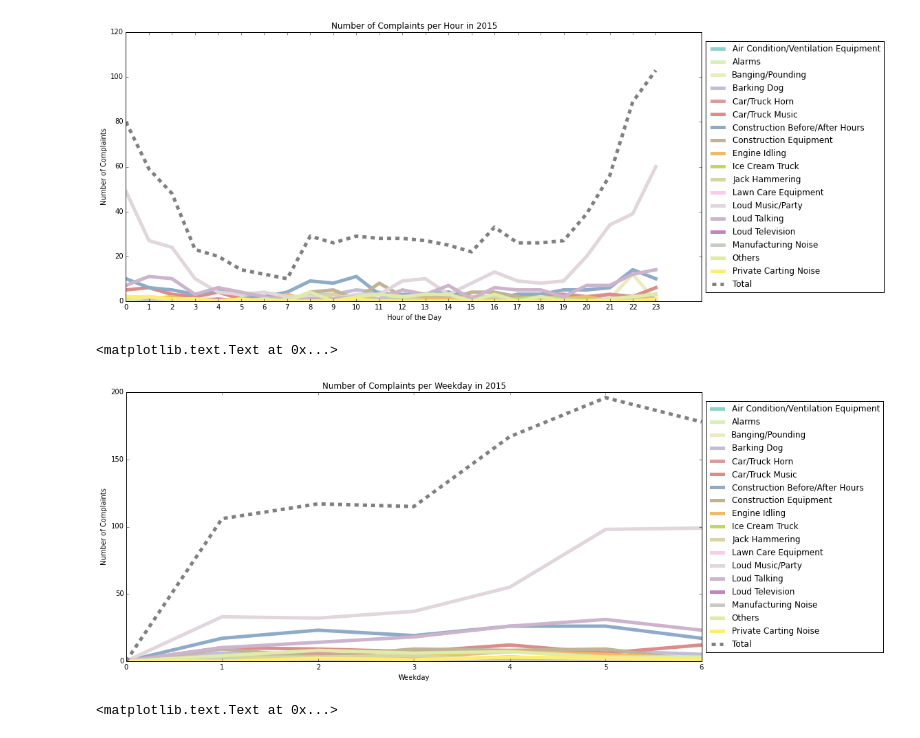
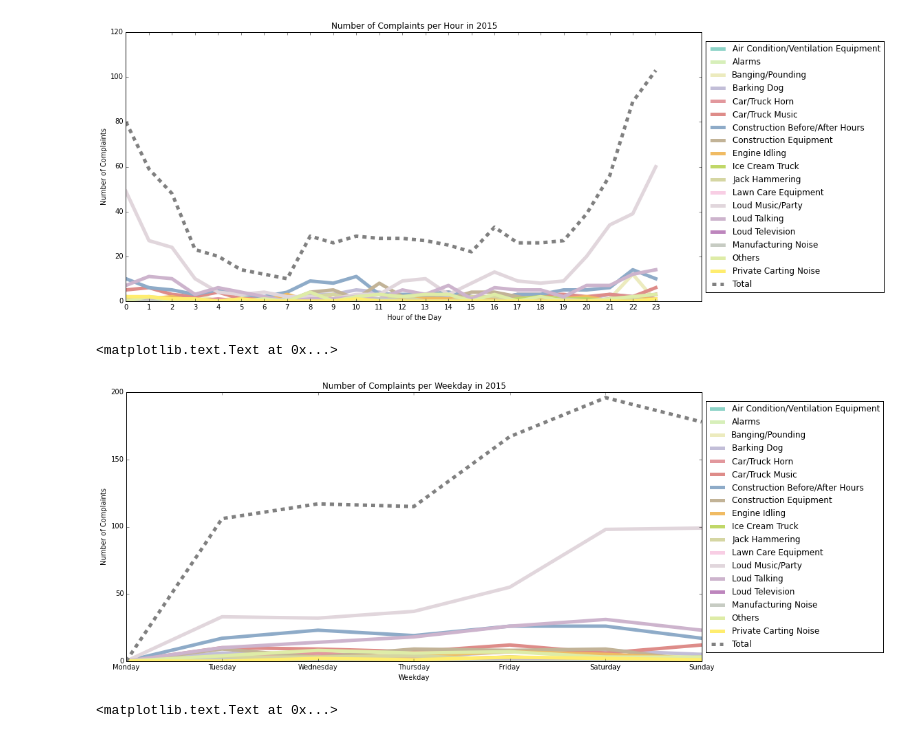
Before and after one commit to paulaceccon/nyc-noise-research, a Jupyter notebook: ResultAnalysis/311 Time series.ipynb, the cells around one changed output. Cells and saved outputs as stored; diff of their text form; code cells hidden in the pictures.

Commit message:
311 Time series

```diff
--- a/ResultAnalysis/311 Time series.ipynb
+++ b/ResultAnalysis/311 Time series.ipynb
@@ -156,7 +156,7 @@ if __name__ == '__main__':
 
     complaints, complaints_loc = get311NoiseComplaints()
     print "----->", sum([v for v in complaints.values()]), "complaints"
-    complaints_region_time = complaintsPerRegion(regions_bbox, complaints_loc)
+    complaints_per_region, complaints_region_time = complaintsPerRegion(regions_bbox, complaints_loc)
 # %% [output]
 -----> Date Range: 2015-01-01 2015-12-31
 -----> Number of regions: 149
@@ -214,0 +198,10 @@ Private Carting Noise : 9
+# %%
+plt.figure(figsize=(15, 7), dpi=200)
+item = 0
+for key, value in complaints_per_region.iteritems():
+    plt.bar(item, value, label=int(key))
+    item += 1
+plt.xticks(numpy.arange(0, 149, 4))
+plt.xlabel('Region ID')
+plt.ylabel('Number of Complaints')
+plt.title('Number of Complaints per Region in 2015')
@@ -214,0 +211,6 @@ Private Carting Noise : 9
+# %%
+top_noisy = collections.OrderedDict(sorted(complaints_per_region.items(), key=lambda x:x[1], reverse=True))
+top_noisy = itertools.islice(top_noisy.items(), 0, 5)
+
+for key, value in top_noisy:
+    print 'Region', key, ':', value
@@ -244,4 +255,6 @@ for key, value in complaints_time.iteritems():
 # %%
+complaints_hour, complaints_day, complaints_month = get_complaints_by_time(complaints_region_time)
+
 keys = sorted(complaints.keys())
 y = range(complaints_hour.shape[1])
 
@@ -260,17 +273,18 @@ plt.title('Number of Complaints per Hour in 2015')
 # %%
 y = range(complaints_day.shape[1])
 
 plt.figure(figsize=(15, 7), dpi=200)
 for i in range(complaints_day.shape[0]):
     plt.plot(y, complaints_day[i,:], label=keys[i], color=colors[i], linewidth=5)
 plt.plot(y, numpy.sum(complaints_day, axis=0), label='Total', color='gray', linewidth=5, linestyle='--')
 plt.legend(loc='center left', bbox_to_anchor=(1, 0.5))
+plt.xticks(range(7), ['Monday', 'Tuesday', 'Wednesday', 'Thursday', 'Friday', 'Saturday', 'Sunday'])
 plt.xlabel('Weekday')
 plt.ylabel('Number of Complaints')
 plt.title('Number of Complaints per Weekday in 2015')
 # %% [output]
 <matplotlib.text.Text at 0x...>
-[figure, old version]
+[figure, new version]
 # %%
 y = range(complaints_month.shape[1])
 
```
Also changed, not shown: parts of 10 cells of this notebook.
